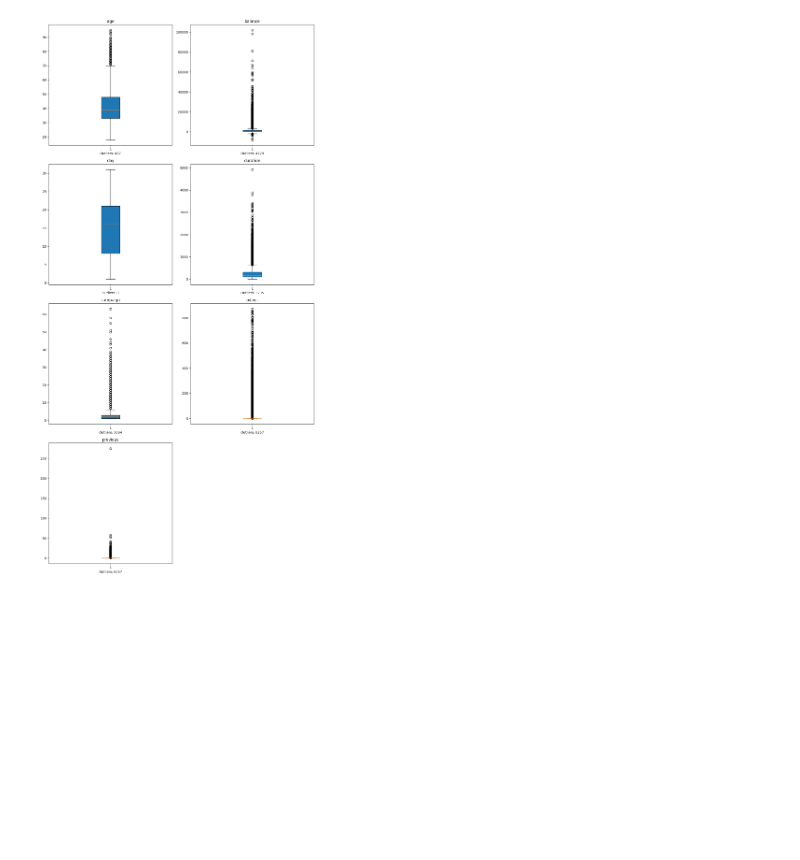
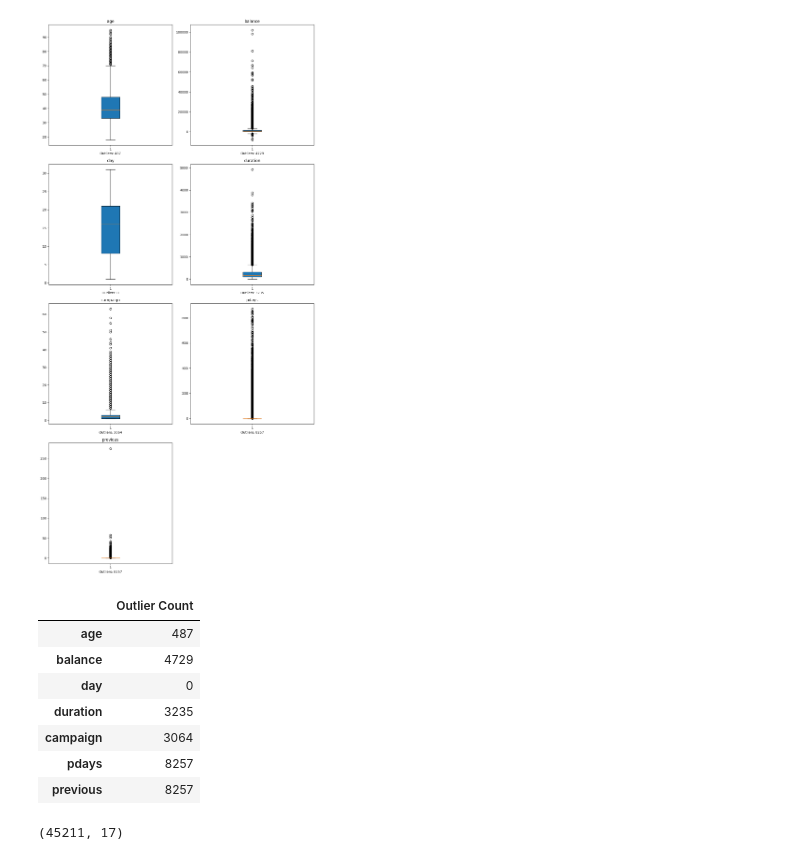
Before and after one commit to dsabljic/Bank-Marketing, a Jupyter notebook: BankMarketing.ipynb, the cells around one changed output. Drawn from its saved outputs; the diff is of its cells as text; code cells hidden in the pictures; blank space fills up the shorter version.

```diff
--- a/BankMarketing.ipynb
+++ b/BankMarketing.ipynb
@@ -381,3 +381,27 @@ def create_boxplots(df, exclude_col='day_of_week', export_png=False, filename='b
 create_boxplots(df)
 # %% [output]
 [figure]
+# %%
+def count_outliers(df):
+    outlier_counts = {}
+    for column in df.select_dtypes(include=[np.number]).columns:
+        Q1 = df[column].quantile(0.25)
+        Q3 = df[column].quantile(0.75)
+        IQR = Q3 - Q1
+        lower_bound = Q1 - 1.5 * IQR
+        upper_bound = Q3 + 1.5 * IQR
+        outliers = df[(df[column] < lower_bound) | (df[column] > upper_bound)]
+        outlier_counts[column] = outliers.shape[0]
+
+    return pd.DataFrame.from_dict(outlier_counts, orient='index', columns=['Outlier Count'])
+# %%
+count_outliers(df)
+# %% [output]
+|  | Outlier Count |
+| age | 487 |
+| balance | 4729 |
+| day | 0 |
+| duration | 3235 |
+| campaign | 3064 |
+| pdays | 8257 |
+| previous | 8257 |
@@ -383,0 +410,4 @@ create_boxplots(df)
+# %%
+df_copy.shape
+# %% [output]
+(45211, 17)
```
Also changed, not shown: parts of 5 cells of this notebook.
